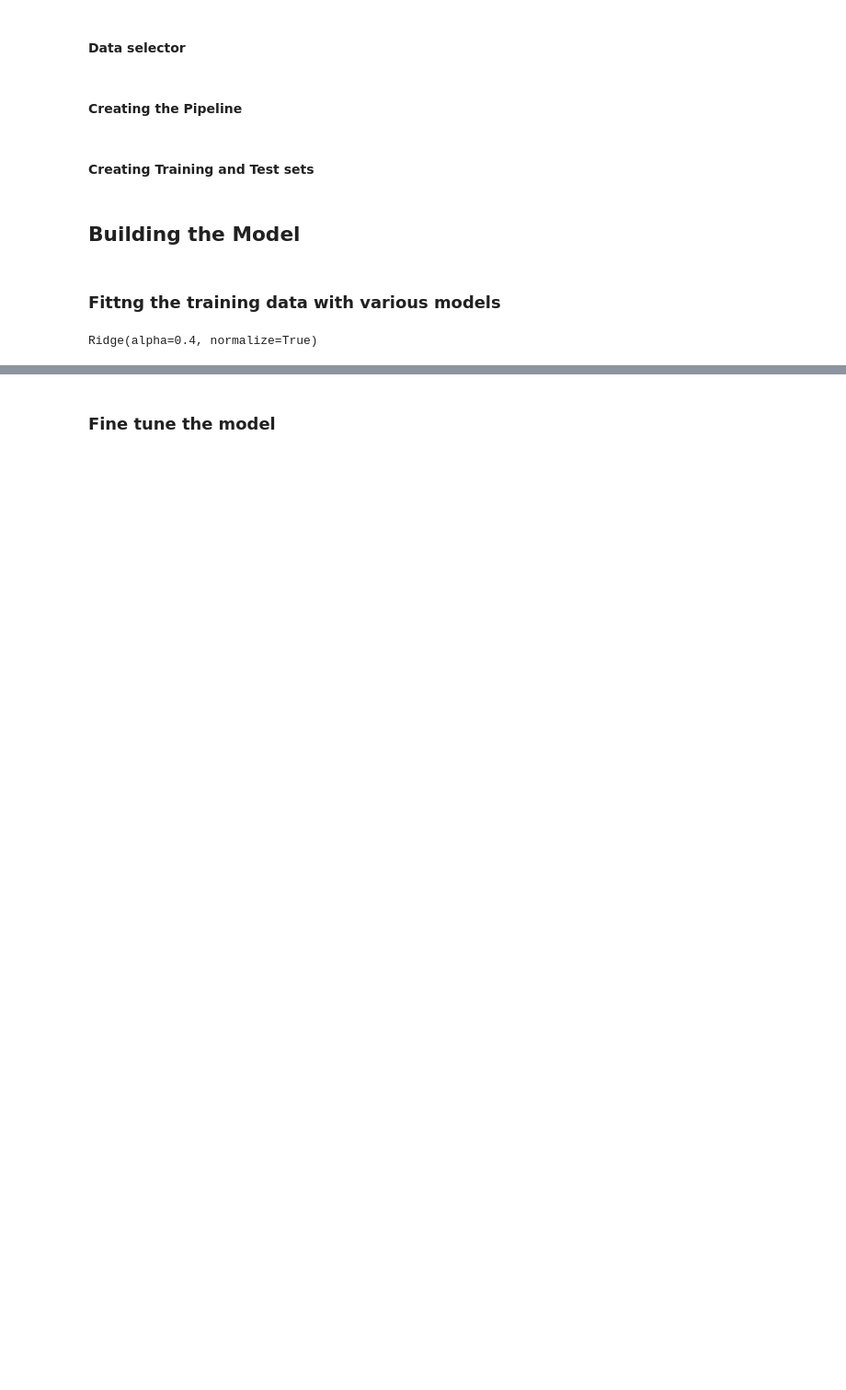
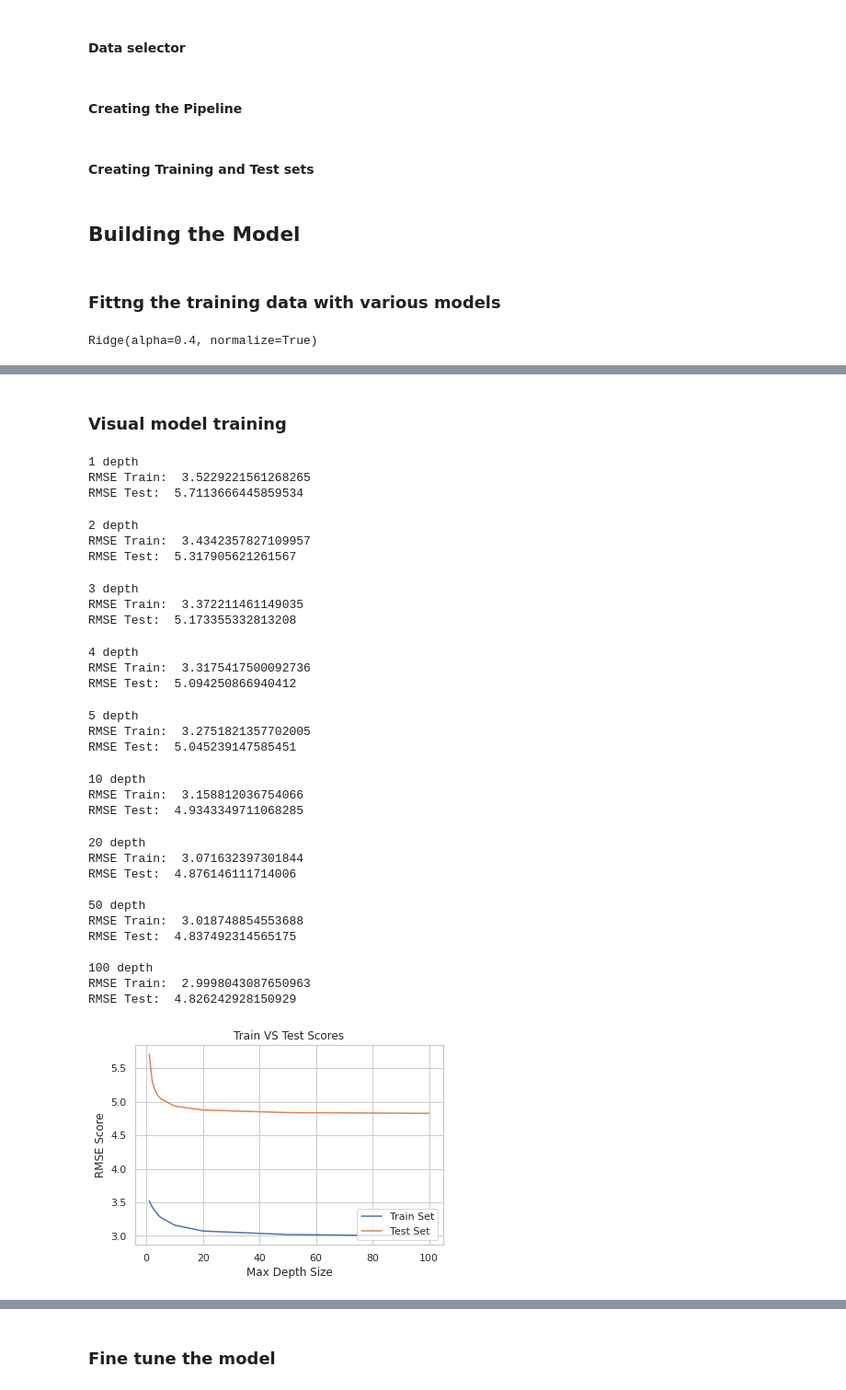
Before and after one commit to waltersmac/Predicting-AirBnB-Prices, a Jupyter notebook: notebooks/1.0-rw-data-exploration.ipynb, the cells around one changed output, grey strips where cells are left out. Shown at 92% size. Cells and saved outputs as stored; diff of their text form; code cells hidden in the pictures; blank space fills up the shorter version.

```diff
--- a/notebooks/1.0-rw-data-exploration.ipynb
+++ b/notebooks/1.0-rw-data-exploration.ipynb
@@ -592,0 +599,64 @@ tree_rmse
+# %% [markdown]
+### Visual model training
+# %%
+X_test_prepared = full_pipeline.transform(X_test)
+
+results  =  []
+results2 = []
+max_depth_size  = [1,2,3,4,5,10,20,50,100]
+
+for depth in max_depth_size:
+    model = RandomForestRegressor(depth, oob_score=True, n_jobs=-1, random_state=44)
+    #model.fit(X, y)
+    model.fit(listings_prepared, listings_labels)
+    print(depth, 'depth')
+    pred = model.predict(listings_prepared)
+    pred2 = model.predict(X_test_prepared)
+    mse1 = mean_absolute_error(y_train, pred)
+    mse2 = mean_absolute_error(y_test, pred2)
+    rmse1 = np.sqrt(mse1)
+    rmse2 = np.sqrt(mse2)
+    print('RMSE Train: ', rmse1)
+    print('RMSE Test: ', rmse2)
+    results.append(rmse1)
+    results2.append(rmse2)
+    print (" ")
+
+plt.plot(max_depth_size, results, label='Train Set')
+plt.plot(max_depth_size, results2, label='Test Set')
+plt.xlabel('Max Depth Size')
+plt.ylabel('RMSE Score')
+plt.title('Train VS Test Scores')
+plt.legend(loc="lower right")
+plt.show()
+# %% [output]
+1 depth
+RMSE Train:  3.5229221561268265
+RMSE Test:  5.7113666445859534
+2 depth
+RMSE Train:  3.4342357827109957
+RMSE Test:  5.317905621261567
+3 depth
+RMSE Train:  3.372211461149035
+RMSE Test:  5.173355332813208
+4 depth
+RMSE Train:  3.3175417500092736
+RMSE Test:  5.094250866940412
+5 depth
+RMSE Train:  3.2751821357702005
+RMSE Test:  5.045239147585451
+10 depth
+RMSE Train:  3.158812036754066
+RMSE Test:  4.9343349711068285
+20 depth
+RMSE Train:  3.071632397301844
+RMSE Test:  4.876146111714006
+
+50 depth
+RMSE Train:  3.018748854553688
+RMSE Test:  4.837492314565175
+
+100 depth
+RMSE Train:  2.9998043087650963
+RMSE Test:  4.826242928150929
+[figure, added]
```
Also changed, not shown: parts of 21 cells of this notebook.
